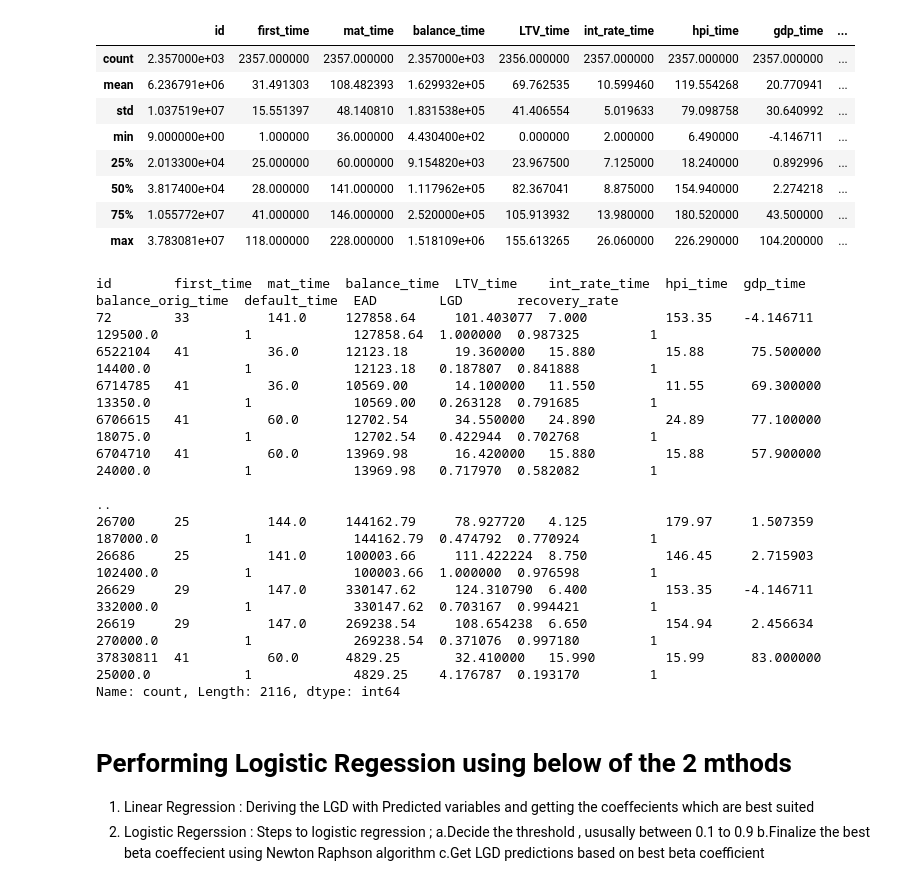
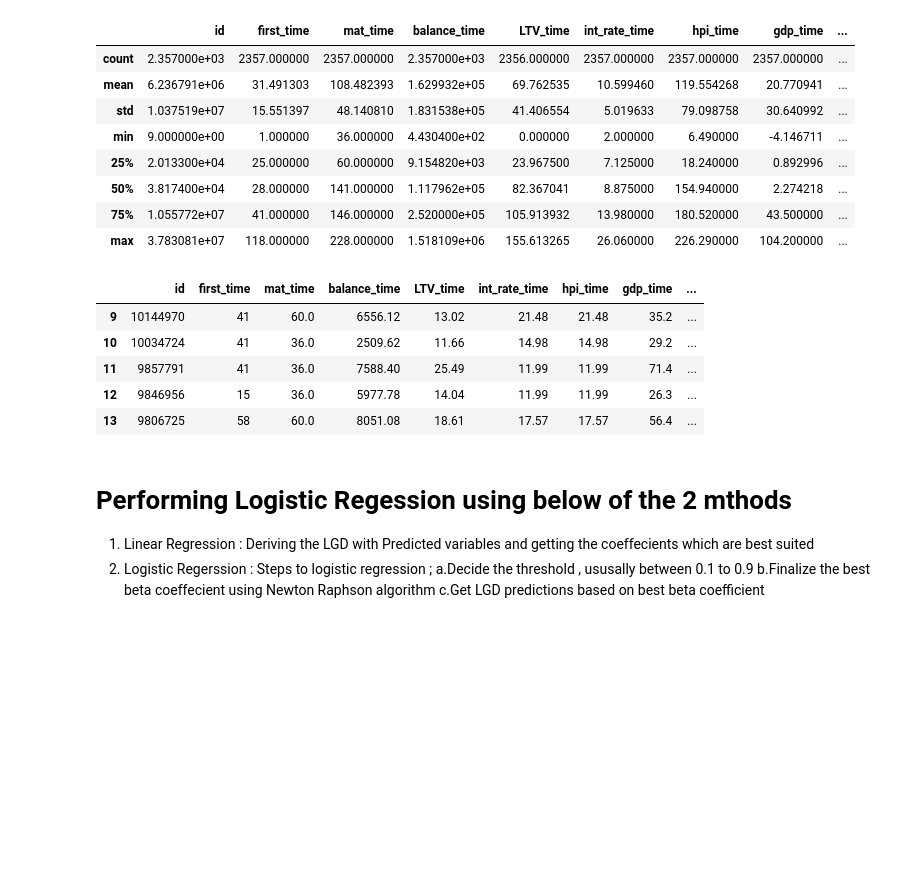
Before and after one commit to prashant65/LGD_Survival, a Jupyter notebook: LGD_Survival .ipynb, the cells around one changed output. Cells and saved outputs as stored; diff of their text form; code cells hidden in the pictures; blank space fills up the shorter version.

```diff
--- a/LGD_Survival .ipynb
+++ b/LGD_Survival .ipynb
@@ -698,21 +728,14 @@ df_list['recovery_rate'] = df_list['balance_time']/df_list['balance_orig_time']
 # Survival needs to be done only on positive cash flows between 0 and 1
 dfp_final = df_list[(df_list['recovery_rate'] >= 0) & (df_list['recovery_rate'] <= 1)]
 # %%
-dfp_final.value_counts()
+dfp_final.head(5)
 # %% [output]
-id        first_time  mat_time  balance_time  LTV_time    int_rate_time  hpi_time  gdp_time    balance_orig_time  default_time  EAD        LGD       recovery_rate
-72        33          141.0     127858.64     101.403077  7.000          153.35    -4.146711   129500.0           1             127858.64  1.000000  0.987325         1
-6522104   41          36.0      12123.18      19.360000   15.880         15.88      75.500000  14400.0            1             12123.18   0.187807  0.841888         1
-6714785   41          36.0      10569.00      14.100000   11.550         11.55      69.300000  13350.0            1             10569.00   0.263128  0.791685         1
-6706615   41          60.0      12702.54      34.550000   24.890         24.89      77.100000  18075.0            1             12702.54   0.422944  0.702768         1
-6704710   41          60.0      13969.98      16.420000   15.880         15.88      57.900000  24000.0            1             13969.98   0.717970  0.582082         1
-                                                                                                                                                                     ..
-26700     25          144.0     144162.79     78.927720   4.125          179.97     1.507359   187000.0           1             144162.79  0.474792  0.770924         1
-26686     25          141.0     100003.66     111.422224  8.750          146.45     2.715903   102400.0           1             100003.66  1.000000  0.976598         1
-26629     29          147.0     330147.62     124.310790  6.400          153.35    -4.146711   332000.0           1             330147.62  0.703167  0.994421         1
-26619     29          147.0     269238.54     108.654238  6.650          154.94     2.456634   270000.0           1             269238.54  0.371076  0.997180         1
-37830811  41          60.0      4829.25       32.410000   15.990         15.99      83.000000  25000.0            1             4829.25    4.176787  0.193170         1
-Name: count, Length: 2116, dtype: int64
+|  | id | first_time | mat_time | balance_time | LTV_time | int_rate_time | hpi_time | gdp_time | ... |
+| 9 | 10144970 | 41 | 60.0 | 6556.12 | 13.02 | 21.48 | 21.48 | 35.2 | ... |
+| 10 | 10034724 | 41 | 36.0 | 2509.62 | 11.66 | 14.98 | 14.98 | 29.2 | ... |
+| 11 | 9857791 | 41 | 36.0 | 7588.40 | 25.49 | 11.99 | 11.99 | 71.4 | ... |
+| 12 | 9846956 | 15 | 36.0 | 5977.78 | 14.04 | 11.99 | 11.99 | 26.3 | ... |
+| 13 | 9806725 | 58 | 60.0 | 8051.08 | 18.61 | 17.57 | 17.57 | 56.4 | ... |
 # %% [markdown]
 # Performing Logistic Regession using below of the 2 mthods
 
```
Also changed, not shown: parts of 21 cells of this notebook.
